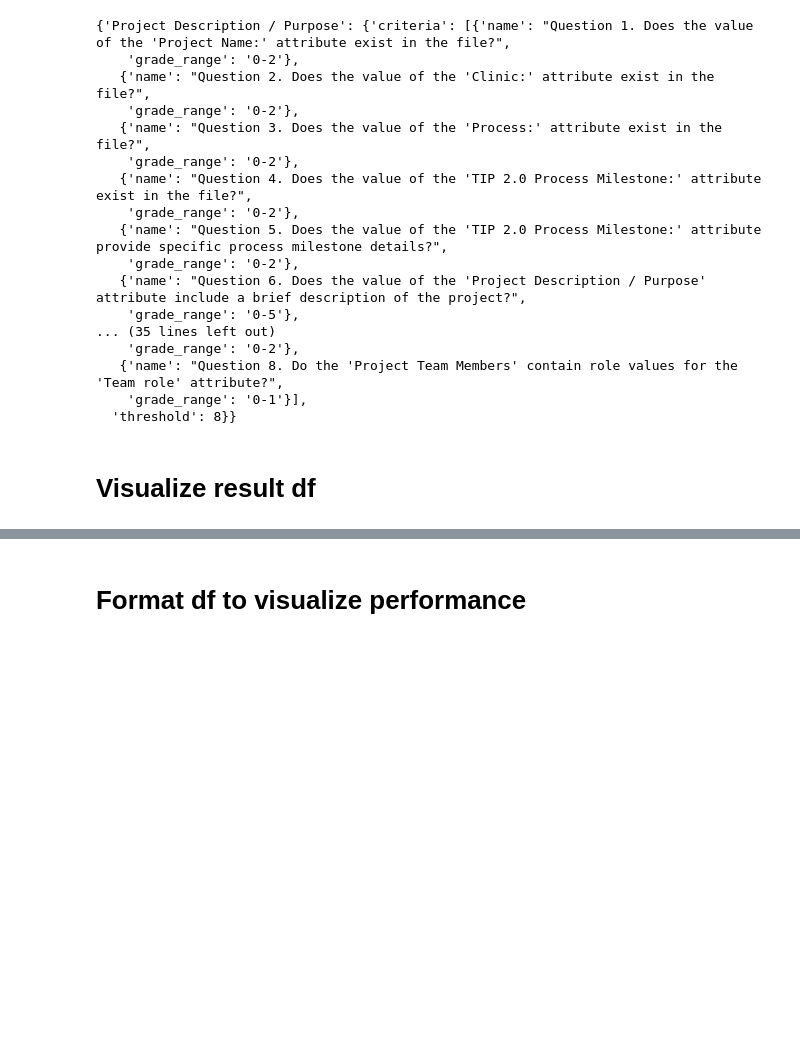
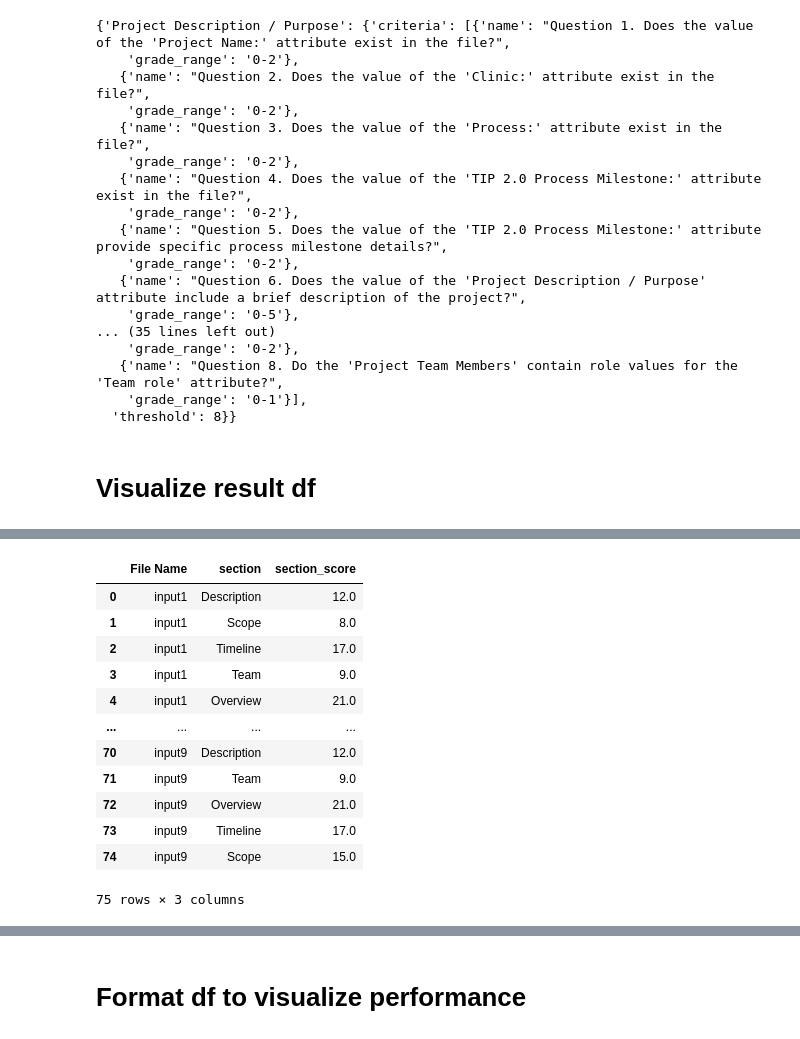
Before and after one commit to ngavu2004/automationTIP, a Jupyter notebook: VisualizeResult/VisualizeResult.ipynb, the cells around one changed output, grey strips where cells are left out. Drawn from its saved outputs; the diff is of its cells as text; code cells hidden in the pictures; blank space fills up the shorter version.

```diff
--- a/VisualizeResult/VisualizeResult.ipynb
+++ b/VisualizeResult/VisualizeResult.ipynb
@@ -83,0 +53,28 @@ fig.show()
+# %%
+result_df = pd.read_csv('../Documents/Results/result.csv').dropna()
+keep_cols = [col for col in result_df.columns if ('score' in col.lower() and 'document' not in col.lower())]
+keep_cols.append('File Name')
+score_result_df = result_df[keep_cols]
+df_melted = score_result_df.melt(id_vars='File Name',
+                    value_vars=[col for col in score_result_df.columns if 'score' in col.lower()],
+                    var_name='section',
+                    value_name='section_score')
+df_melted = df_melted.sort_values(by='File Name').reset_index(drop=True)
+df_melted['section'] = df_melted['section'].str.replace(' Total Score', '', regex=False)
+y_test = df_melted.copy()
+y_test['section'] = y_test['section'].replace(inv_rubric_section_map)
+y_test
+# %% [output]
+|  | File Name | section | section_score |
+| 0 | input1 | Description | 12.0 |
+| 1 | input1 | Scope | 8.0 |
+| 2 | input1 | Timeline | 17.0 |
+| 3 | input1 | Team | 9.0 |
+| 4 | input1 | Overview | 21.0 |
+| ... | ... | ... | ... |
+| 70 | input9 | Description | 12.0 |
+| 71 | input9 | Team | 9.0 |
+| 72 | input9 | Overview | 21.0 |
+| 73 | input9 | Timeline | 17.0 |
+| 74 | input9 | Scope | 15.0 |
+75 rows × 3 columns
```
Also changed, not shown: parts of 12 cells of this notebook.
